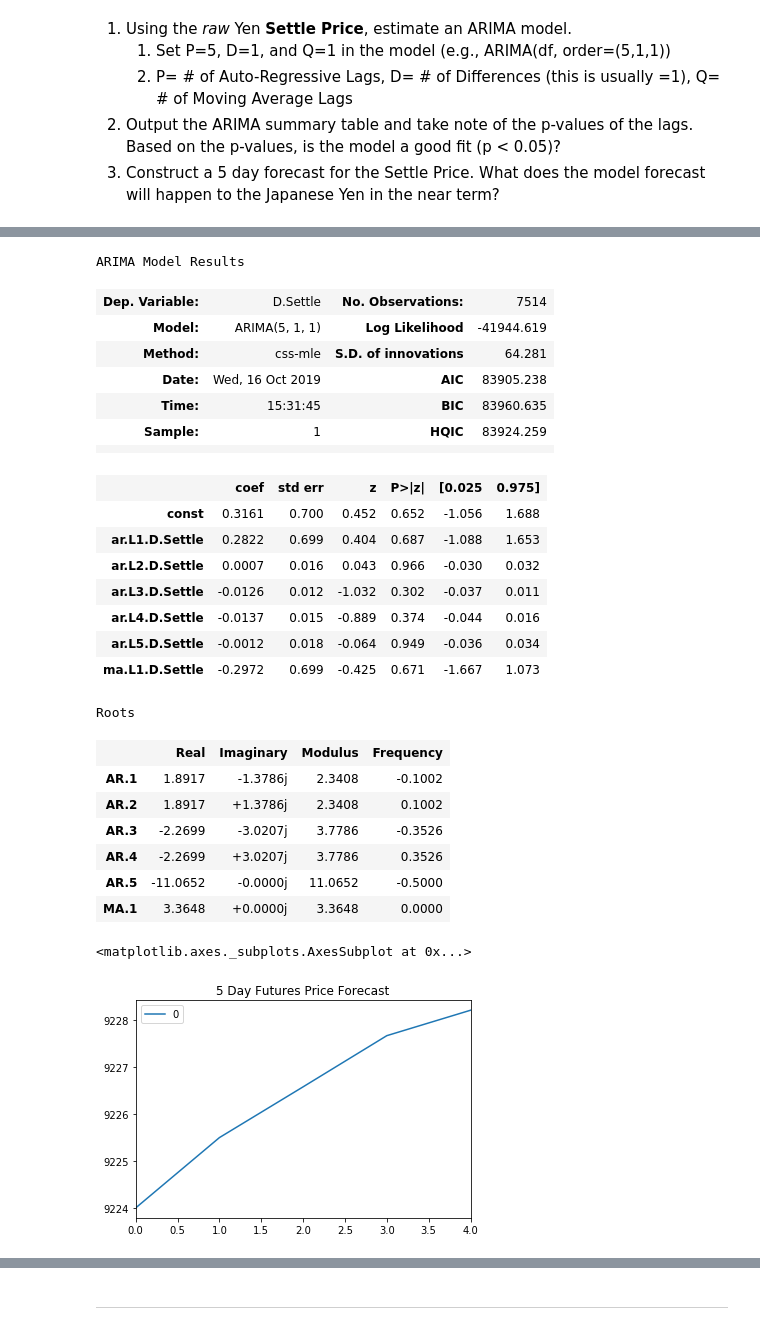
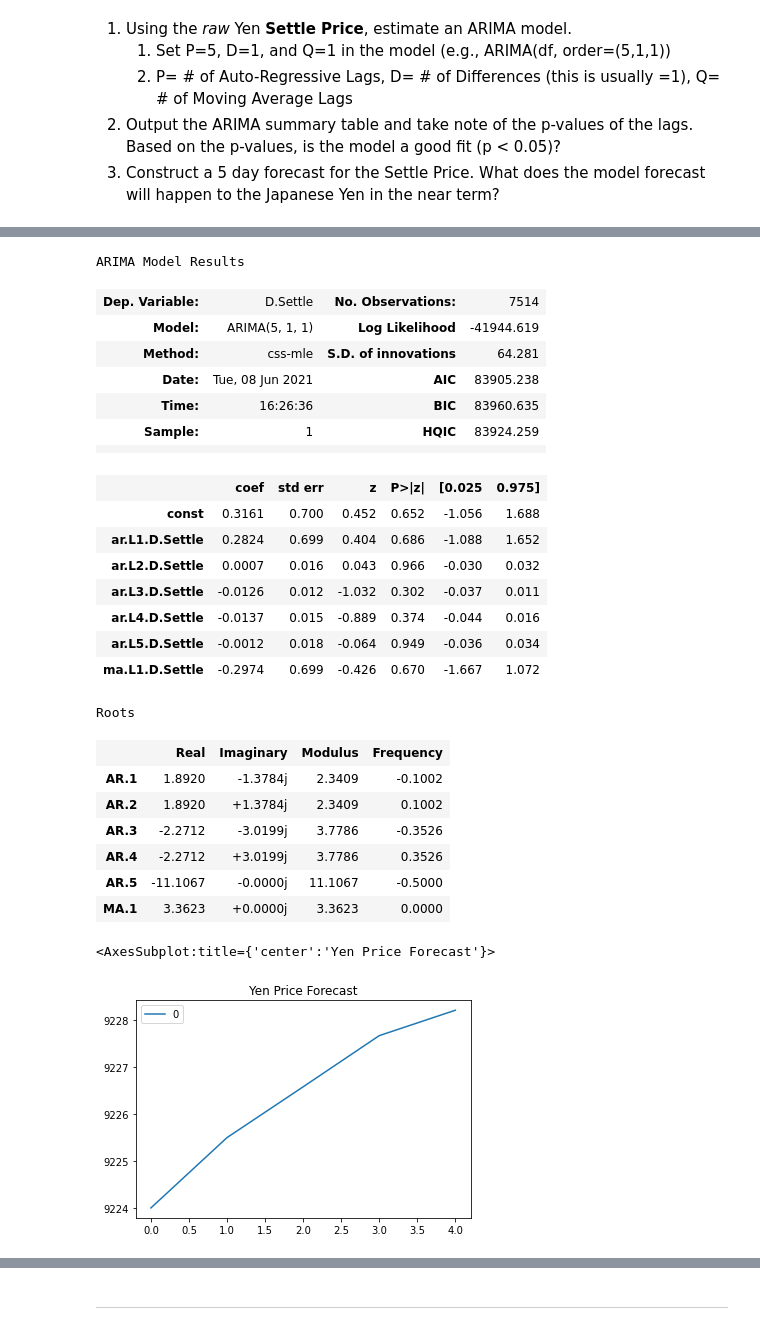
Before and after one commit to Mikhara/Unit-10-A-Yen-for-the-Future, a Jupyter notebook: homework/Starter_Code/time_series_analysis.ipynb, the cells around one changed output, grey strips where cells are left out. Cells and saved outputs as stored; diff of their text form; code cells hidden in the pictures.

```diff
--- a/homework/Starter_Code/time_series_analysis.ipynb
+++ b/homework/Starter_Code/time_series_analysis.ipynb
@@ -180,7 +183,7 @@ from statsmodels.tsa.arima_model import ARIMA
 
 # Estimate and ARIMA Model:
 # Hint: ARIMA(df, order=(p, d, q))
-# YOUR CODE HERE!
+model = ARIMA(yen_futures['Settle'], order=(5, 1, 1))
 
 # Fit the model
-# YOUR CODE HERE!
+results = model.fit()
@@ -192,29 +213,29 @@ ARIMA Model Results
 | Dep. Variable: | D.Settle | No. Observations: | 7514 |
 | Model: | ARIMA(5, 1, 1) | Log Likelihood | -41944.619 |
 | Method: | css-mle | S.D. of innovations | 64.281 |
-| Date: | Wed, 16 Oct 2019 | AIC | 83905.238 |
-| Time: | 15:31:45 | BIC | 83960.635 |
+| Date: | Tue, 08 Jun 2021 | AIC | 83905.238 |
+| Time: | 16:26:36 | BIC | 83960.635 |
 | Sample: | 1 | HQIC | 83924.259 |
 |  |  |  |  |
 |  | coef | std err | z | P>|z| | [0.025 | 0.975] |
 | const | 0.3161 | 0.700 | 0.452 | 0.652 | -1.056 | 1.688 |
-| ar.L1.D.Settle | 0.2822 | 0.699 | 0.404 | 0.687 | -1.088 | 1.653 |
+| ar.L1.D.Settle | 0.2824 | 0.699 | 0.404 | 0.686 | -1.088 | 1.652 |
 | ar.L2.D.Settle | 0.0007 | 0.016 | 0.043 | 0.966 | -0.030 | 0.032 |
 | ar.L3.D.Settle | -0.0126 | 0.012 | -1.032 | 0.302 | -0.037 | 0.011 |
 | ar.L4.D.Settle | -0.0137 | 0.015 | -0.889 | 0.374 | -0.044 | 0.016 |
 | ar.L5.D.Settle | -0.0012 | 0.018 | -0.064 | 0.949 | -0.036 | 0.034 |
-| ma.L1.D.Settle | -0.2972 | 0.699 | -0.425 | 0.671 | -1.667 | 1.073 |
+| ma.L1.D.Settle | -0.2974 | 0.699 | -0.426 | 0.670 | -1.667 | 1.072 |
 Roots
 |  | Real | Imaginary | Modulus | Frequency |
-| AR.1 | 1.8917 | -1.3786j | 2.3408 | -0.1002 |
-| AR.2 | 1.8917 | +1.3786j | 2.3408 | 0.1002 |
-| AR.3 | -2.2699 | -3.0207j | 3.7786 | -0.3526 |
-| AR.4 | -2.2699 | +3.0207j | 3.7786 | 0.3526 |
-| AR.5 | -11.0652 | -0.0000j | 11.0652 | -0.5000 |
-| MA.1 | 3.3648 | +0.0000j | 3.3648 | 0.0000 |
+| AR.1 | 1.8920 | -1.3784j | 2.3409 | -0.1002 |
+| AR.2 | 1.8920 | +1.3784j | 2.3409 | 0.1002 |
+| AR.3 | -2.2712 | -3.0199j | 3.7786 | -0.3526 |
+| AR.4 | -2.2712 | +3.0199j | 3.7786 | 0.3526 |
+| AR.5 | -11.1067 | -0.0000j | 11.1067 | -0.5000 |
+| MA.1 | 3.3623 | +0.0000j | 3.3623 | 0.0000 |
 # %%
 # Plot the 5 Day Price Forecast
-# YOUR CODE HERE!
+pd.DataFrame(results.forecast(steps=5)[0]).plot(title="Yen Price Forecast")
 # %% [output]
-<matplotlib.axes._subplots.AxesSubplot at 0x...>
+<AxesSubplot:title={'center':'Yen Price Forecast'}>
-[figure, old version]
+[figure, new version]
```
Also changed, not shown: parts of 17 cells of this notebook, 3 other files.
